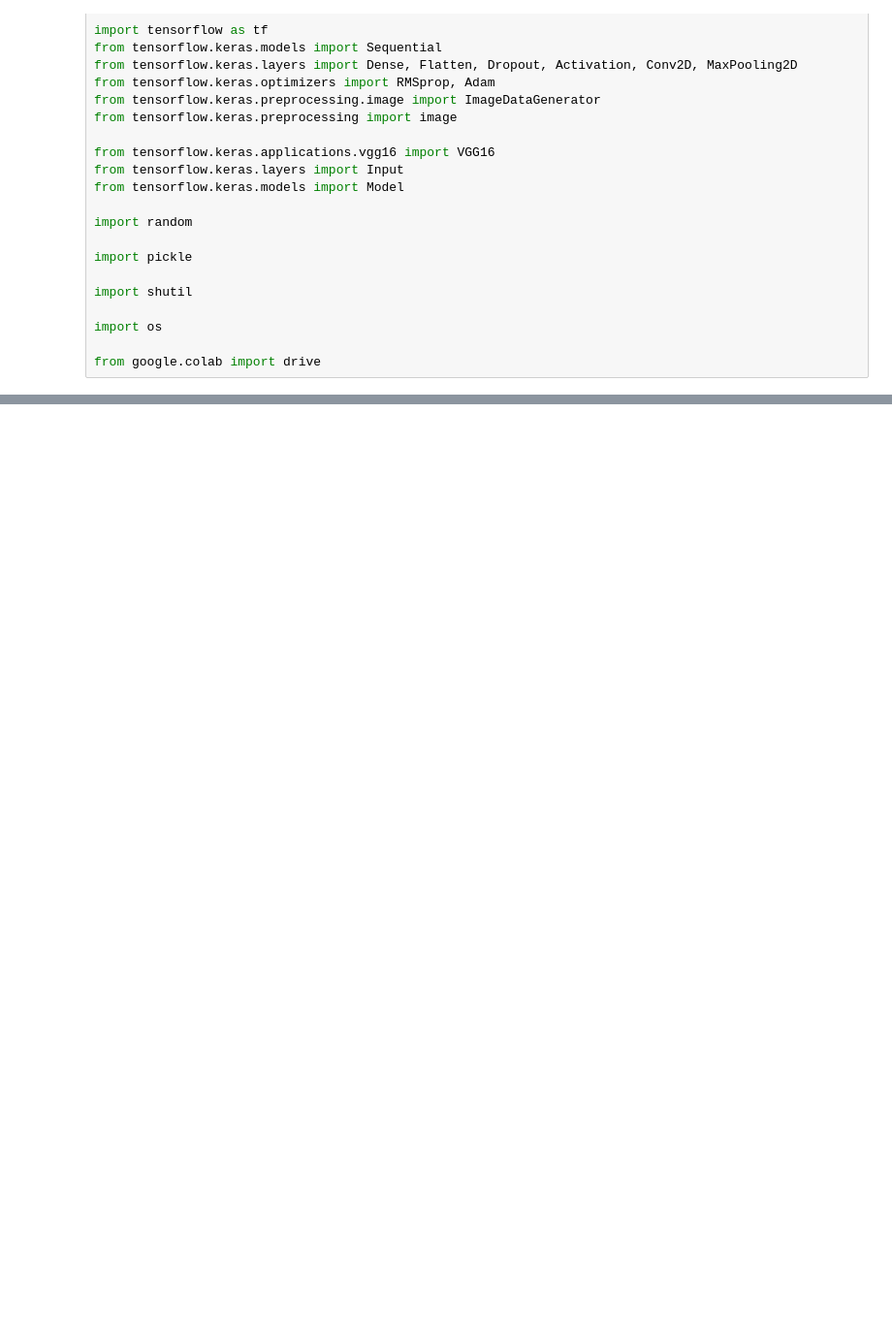
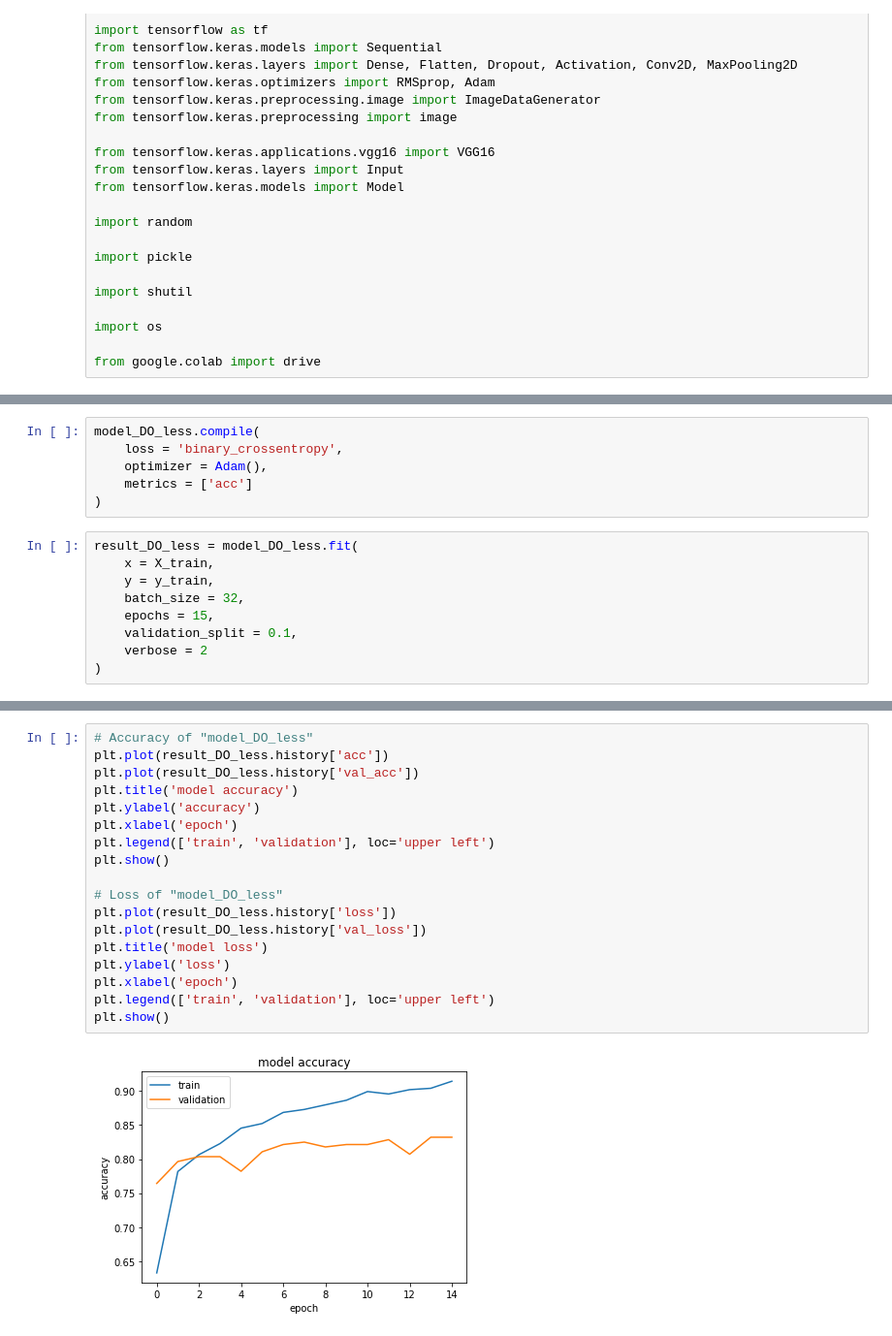
Before and after one commit to comHack/Mammography_DL_Classification, a Jupyter notebook: SecondNotebook.ipynb, the cells around one changed output, grey strips where cells are left out. Shown at 97% size. Saved outputs shown, nothing was run; the diff lists cells and outputs as text; blank space fills up the shorter version.

```diff
--- a/SecondNotebook.ipynb
+++ b/SecondNotebook.ipynb
@@ -33,0 +543,15 @@ from google.colab import drive
+# %%
+model_DO_less.compile(
+    loss = 'binary_crossentropy',
+    optimizer = Adam(),
+    metrics = ['acc']
+)
+# %%
+result_DO_less = model_DO_less.fit(
+    x = X_train,
+    y = y_train,
+    batch_size = 32,
+    epochs = 15,
+    validation_split = 0.1,
+    verbose = 2
+)
@@ -33,0 +576,20 @@ from google.colab import drive
+# %%
+# Accuracy of "model_DO_less"
+plt.plot(result_DO_less.history['acc'])
+plt.plot(result_DO_less.history['val_acc'])
+plt.title('model accuracy')
+plt.ylabel('accuracy')
+plt.xlabel('epoch')
+plt.legend(['train', 'validation'], loc='upper left')
+plt.show()
+
+# Loss of "model_DO_less"
+plt.plot(result_DO_less.history['loss'])
+plt.plot(result_DO_less.history['val_loss'])
+plt.title('model loss')
+plt.ylabel('loss')
+plt.xlabel('epoch')
+plt.legend(['train', 'validation'], loc='upper left')
+plt.show()
+# %% [output]
+[figure, added]
```
Also changed, not shown: parts of 105 cells of this notebook.
